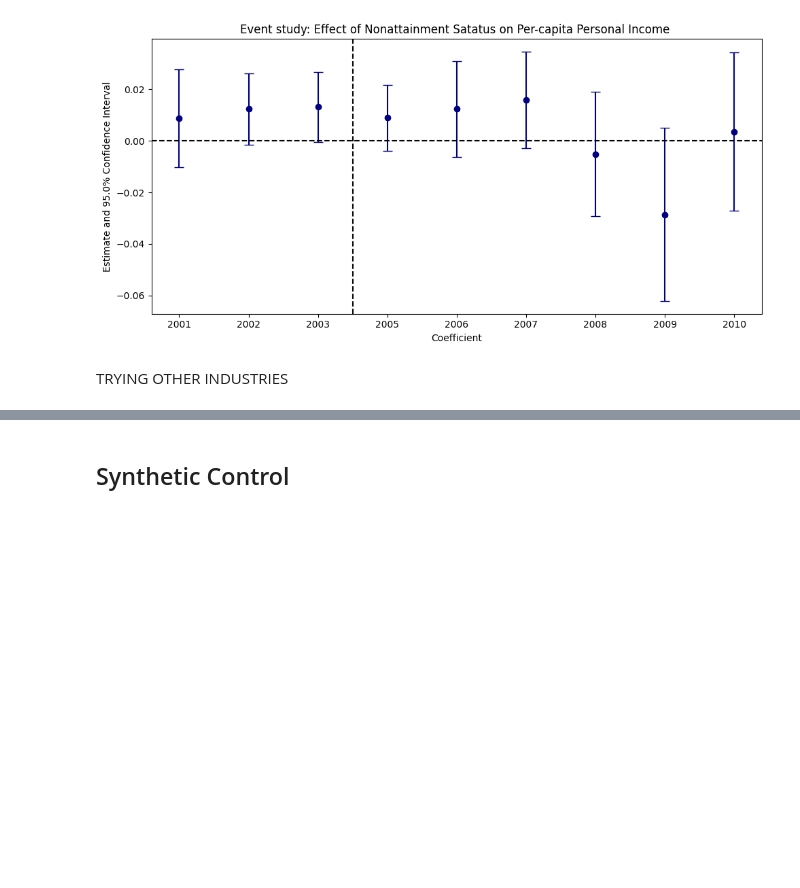
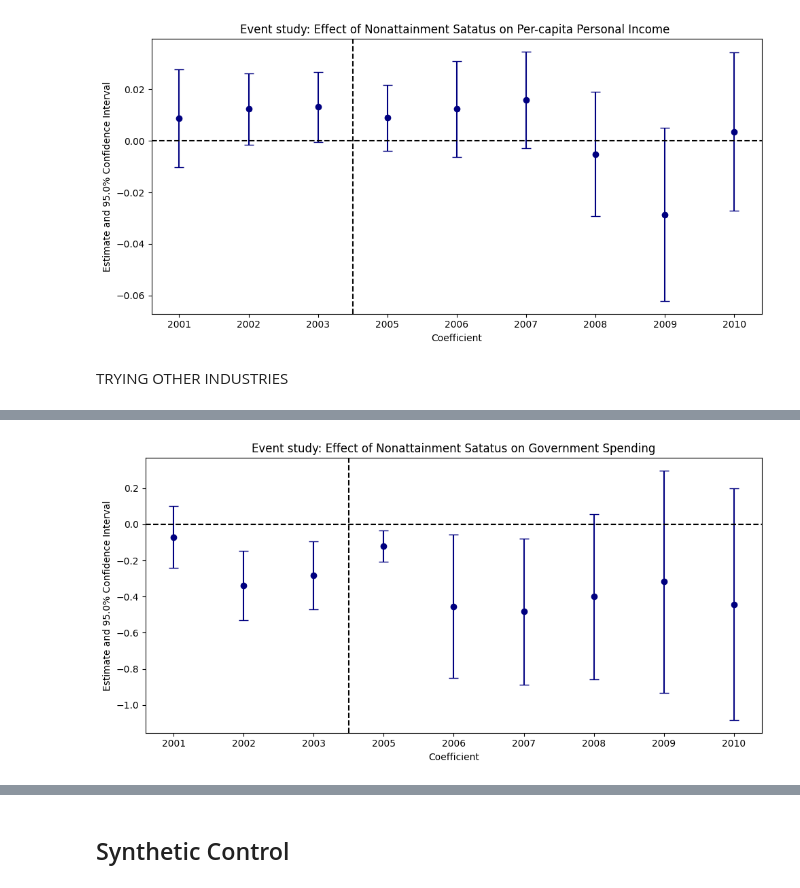
Before and after one commit to wren17/epa_greenbook_project, a Jupyter notebook: analysis.ipynb, the cells around one changed output, grey strips where cells are left out. Saved outputs shown, nothing was run; the diff lists cells and outputs as text; code cells hidden in the pictures; blank space fills up the shorter version.

```diff
--- a/analysis.ipynb
+++ b/analysis.ipynb
@@ -561,0 +610,16 @@ TRYING OTHER INDUSTRIES
+# %%
+# Construction
+model_df = hubs_gdp[['Construction', 'gdp_all', 'D', 'year', 'GeoFIPS', 'treated']].dropna().copy()
+model_df = model_df[model_df["year"] <= 2010]
+
+# record in millions for clearer presentation
+model_df['gdp_m'] = model_df['gdp_all'] / 1_000_000
+model_df['constr_m'] = model_df['Construction'] / 1_000_000
+
+constr_twfe = pf.feols(
+    "constr_m ~ i(year, treated, ref = 2004) | GeoFIPS + year",
+    model_df,
+    vcov={"CRV1": "GeoFIPS"},  # clustered SEs at county level
+)
+
+constr_twfe.summary()
@@ -561,0 +647,11 @@ TRYING OTHER INDUSTRIES
+# %%
+constr_twfe.iplot(
+    coord_flip=False,
+    figsize=(10, 5),
+    yintercept=0,
+    cat_template="{value_int}",
+    xintercept=2.5,
+    title="Event study: Effect of Nonattainment Satatus on Government Spending",
+)
+# %% [output]
+[figure, added]
```
Also changed, not shown: parts of 12 cells of this notebook.
